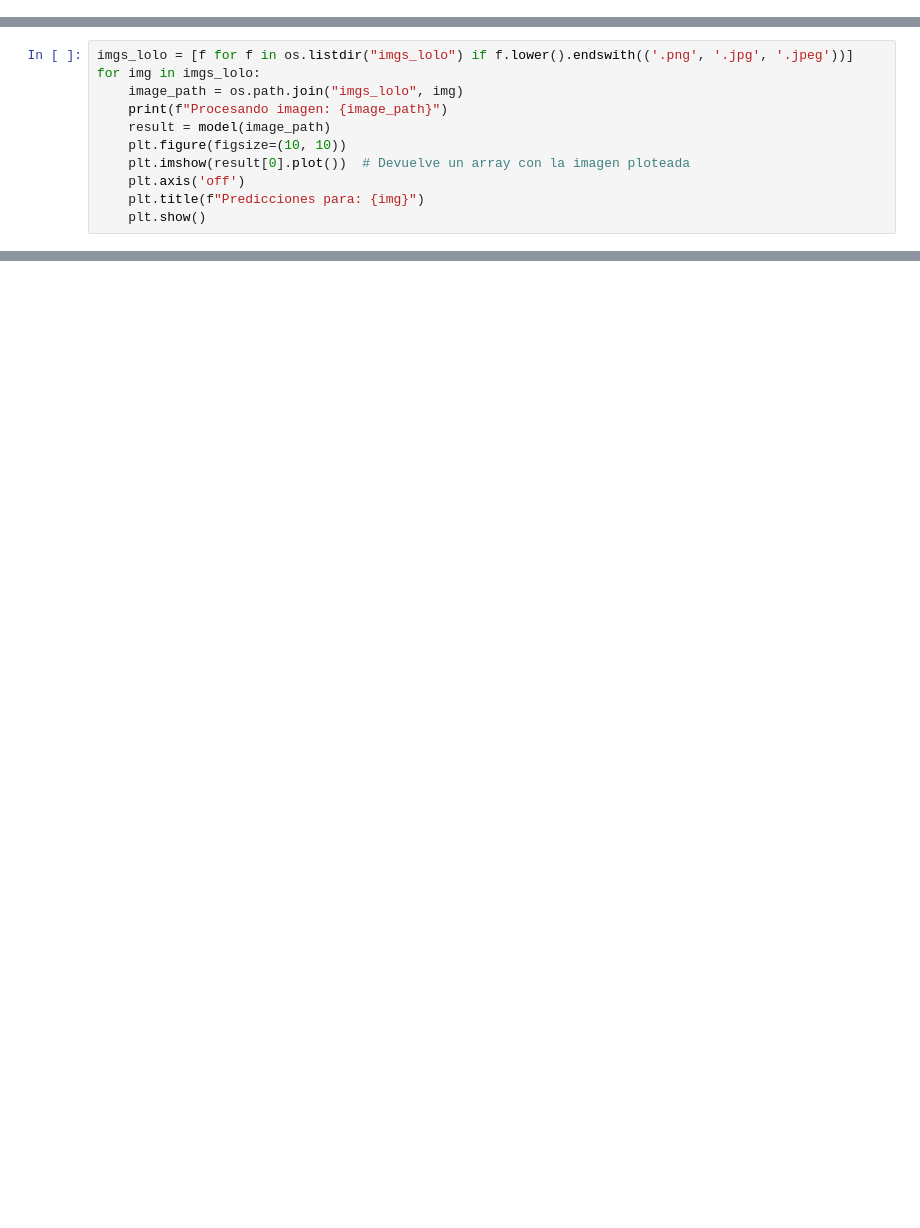
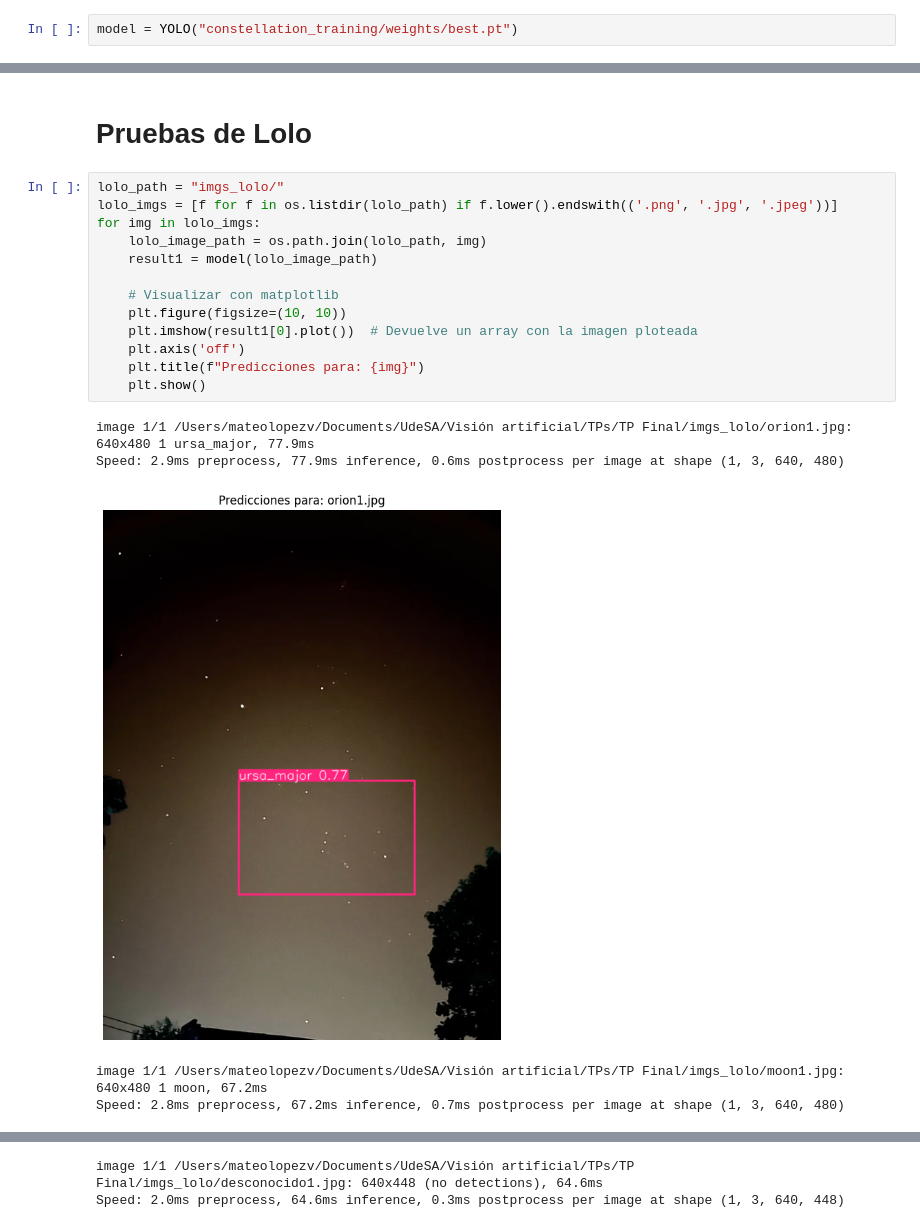
Before and after one commit to ArcaloJade/TPF-VisionArtificial, a Jupyter notebook: main.ipynb, the cells around one changed output, grey strips where cells are left out. Drawn from its saved outputs; the diff is of its cells as text; blank space fills up the shorter version.

```diff
--- a/main.ipynb
+++ b/main.ipynb
@@ -107,0 +84,2 @@ model = YOLO("runs/detect/constellation-detector2/weights/best.pt")
+# %%
+model = YOLO("constellation_training/weights/best.pt")
@@ -128,11 +107,0 @@ Speed: 3.8ms preprocess, 19.5ms inference, 4.1ms postprocess per image at shape
-# %%
-imgs_lolo = [f for f in os.listdir("imgs_lolo") if f.lower().endswith(('.png', '.jpg', '.jpeg'))]
-for img in imgs_lolo:
-    image_path = os.path.join("imgs_lolo", img)
-    print(f"Procesando imagen: {image_path}")
-    result = model(image_path)
-    plt.figure(figsize=(10, 10))
-    plt.imshow(result[0].plot())  # Devuelve un array con la imagen ploteada
-    plt.axis('off')
-    plt.title(f"Predicciones para: {img}")
-    plt.show()
@@ -154,0 +108,21 @@ Speed: 1.6ms preprocess, 48.3ms inference, 1.4ms postprocess per image at shape
+# %% [markdown]
+# Pruebas de Lolo
+# %%
+lolo_path = "imgs_lolo/"
+lolo_imgs = [f for f in os.listdir(lolo_path) if f.lower().endswith(('.png', '.jpg', '.jpeg'))]
+for img in lolo_imgs:
+    lolo_image_path = os.path.join(lolo_path, img)
+    result1 = model(lolo_image_path)
+
+    # Visualizar con matplotlib
+    plt.figure(figsize=(10, 10))
+    plt.imshow(result1[0].plot())  # Devuelve un array con la imagen ploteada
+    plt.axis('off')
+    plt.title(f"Predicciones para: {img}")
+    plt.show()
+# %% [output]
+image 1/1 /Users/mateolopezv/Documents/UdeSA/Visión artificial/TPs/TP Final/imgs_lolo/orion1.jpg: 640x480 1 ursa_major, 77.9ms
+Speed: 2.9ms preprocess, 77.9ms inference, 0.6ms postprocess per image at shape (1, 3, 640, 480)
+[figure, added]
+image 1/1 /Users/mateolopezv/Documents/UdeSA/Visión artificial/TPs/TP Final/imgs_lolo/moon1.jpg: 640x480 1 moon, 67.2ms
+Speed: 2.8ms preprocess, 67.2ms inference, 0.7ms postprocess per image at shape (1, 3, 640, 480)
@@ -154,0 +130,2 @@ Speed: 1.6ms preprocess, 48.3ms inference, 1.4ms postprocess per image at shape
+image 1/1 /Users/mateolopezv/Documents/UdeSA/Visión artificial/TPs/TP Final/imgs_lolo/desconocido1.jpg: 640x448 (no detections), 64.6ms
+Speed: 2.0ms preprocess, 64.6ms inference, 0.3ms postprocess per image at shape (1, 3, 640, 448)
```
Also changed, not shown: parts of 15 cells of this notebook, 57 other files.
